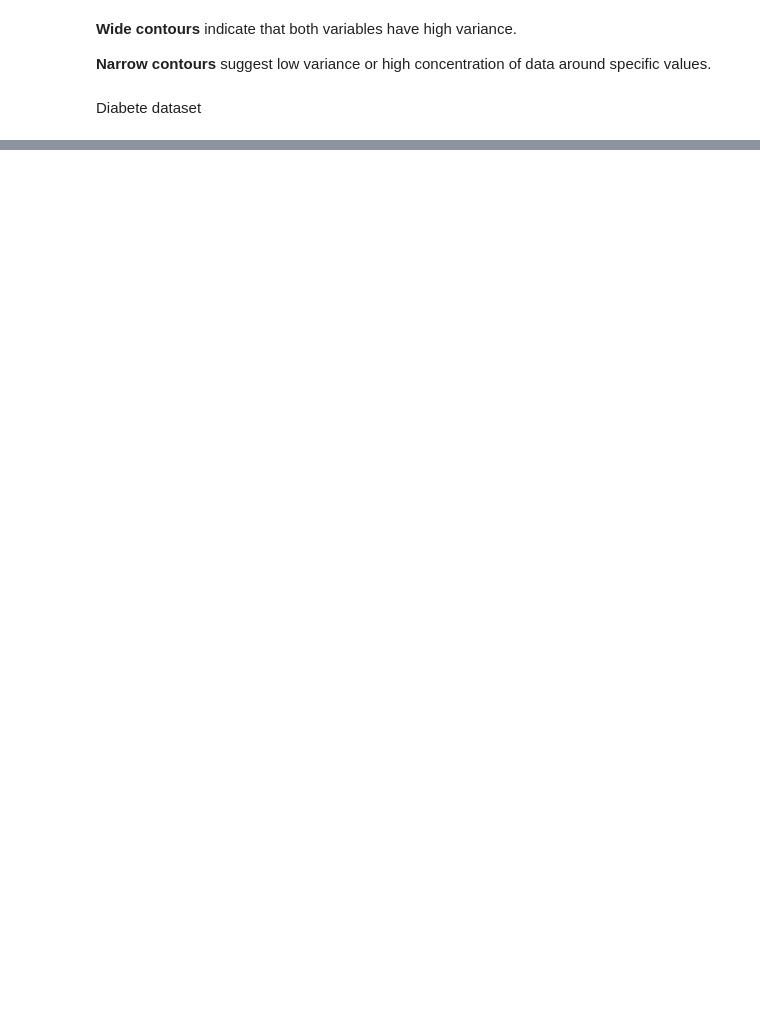
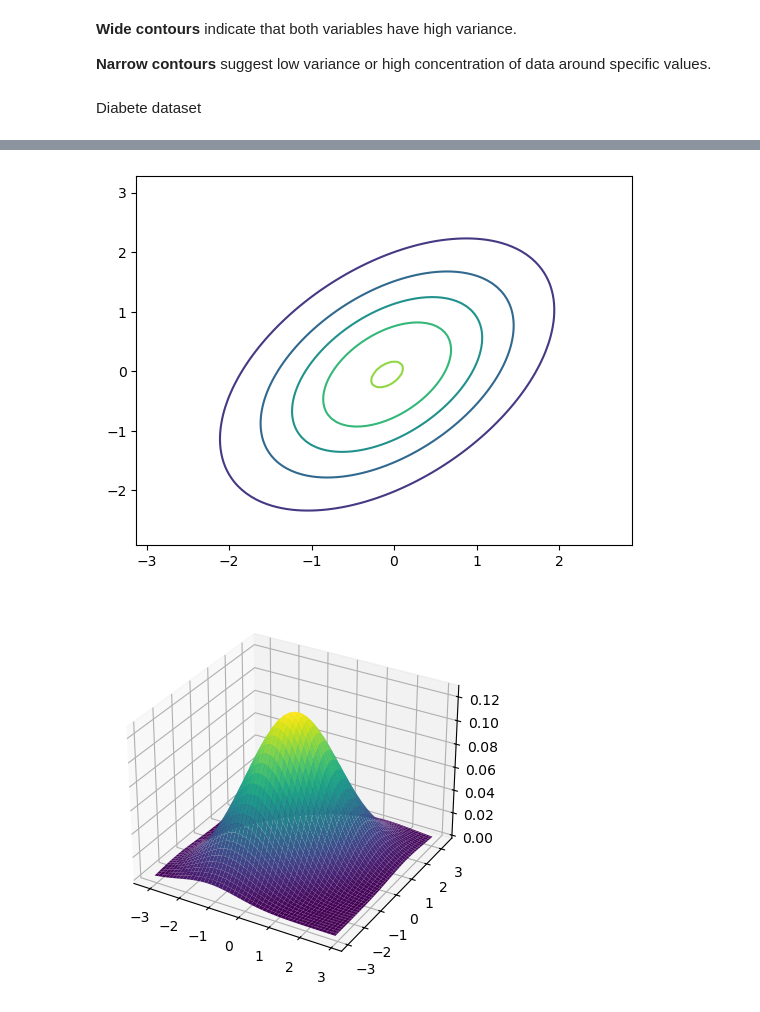
Before and after one commit to bmalick/machine-learning-grind, a Jupyter notebook: 01-machine-learning/01-stats/01-random-variables/main.ipynb, the cells around one changed output, grey strips where cells are left out. Cells and saved outputs as stored; diff of their text form; code cells hidden in the pictures; blank space fills up the shorter version.

Commit message:
mode stats: mvn

```diff
--- a/01-machine-learning/01-stats/01-random-variables/main.ipynb
+++ b/01-machine-learning/01-stats/01-random-variables/main.ipynb
@@ -250,0 +242,40 @@ plt.show()
+# %%
+def multivariate_normal(n: int = 1000):
+    mean=np.array([0,0])
+    cov = np.array([[1, 0.5], [0.5, 1.75]])
+    X = np.random.multivariate_normal(mean=mean, cov=cov, size=n)
+
+    mins = X.min(axis=0)
+    maxs = X.max(axis=0)
+    mins -= 0.1
+    maxs += 0.1
+
+    x = np.linspace(mins[0], maxs[0], 100)
+    y = np.linspace(mins[1], maxs[1], 100)
+    xx, yy = np.meshgrid(x, y)
+
+    mean_hat = X.mean(axis=0)
+    cov_hat = np.cov(X.T)
+
+    dim = X.shape[1]
+    def kernel(x):
+        func = lambda x: np.exp(-0.5 * (x-mean_hat).T@np.linalg.inv(cov_hat)@(x-mean_hat)) / (np.sqrt((2*np.pi)**dim * np.linalg.det(cov_hat)))
+        return np.array([func(t) for t in x])
+
+
+    # # kernel = scipy.stats.gaussian_kde(X.T, bw_method="scott")
+    xy = np.vstack([xx.ravel(), yy.ravel()])
+    densities = kernel(xy.T).reshape(xx.shape)
+    # plt.scatter(X[:, 0], X[:, 1])
+    plt.contour(xx, yy, densities, levels=5)
+    plt.show()
+
+    fig = plt.figure()
+    ax = fig.add_subplot(111, projection="3d")
+    ax.plot_surface(xx, yy, densities, cmap="viridis", edgecolor="none")
+    plt.show()
+
+multivariate_normal(100)
+# %% [output]
+[figure, added]
+[figure, added]
```
Also changed, not shown: parts of 13 cells of this notebook, 2 other files.
